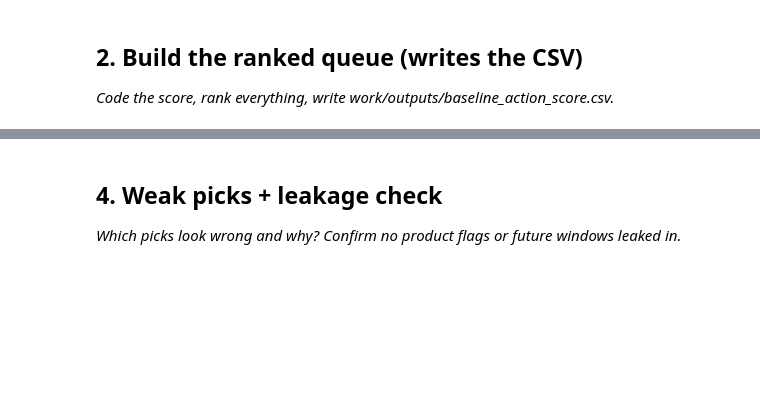
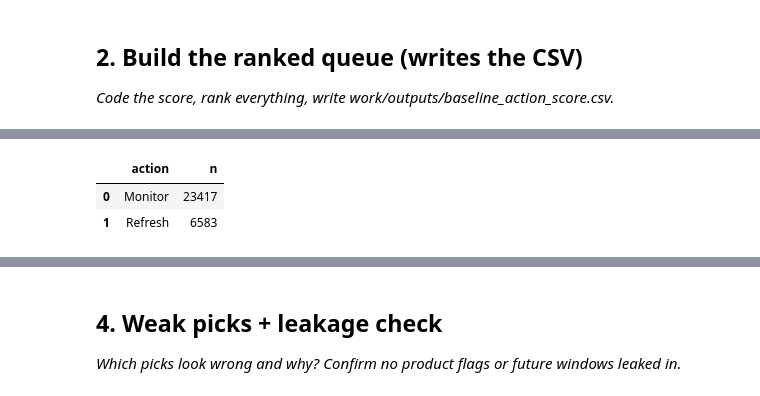
Before and after one commit to Vasavijoshi/flyrank-ml-internship, a Jupyter notebook: work/notebooks/w04_baseline_score.ipynb, the cells around one changed output, grey strips where cells are left out. Saved outputs shown, nothing was run; the diff lists cells and outputs as text; code cells hidden in the pictures; blank space fills up the shorter version.

```diff
--- a/work/notebooks/w04_baseline_score.ipynb
+++ b/work/notebooks/w04_baseline_score.ipynb
@@ -22,0 +182,92 @@ This skeleton is yours to fill. Work the sections **in order** — each one has
+# %%
+# This cell is for CODE (numbers, a query, a check).
+# Write your text answer in the cell ABOVE this one — typing sentences here breaks Run All.
+# Build the baseline ranked action queue
+
+baseline = df.copy()
+
+# Staleness points: 0–2
+baseline["staleness_points"] = baseline["days_since_last_update"].apply(
+    lambda x: 2 if x > 180 else (1 if x > 90 else 0)
+)
+
+# Search visibility points: 0–2
+baseline["visibility_points"] = baseline["impressions_90d"].apply(
+    lambda x: 2 if x >= 500 else (1 if x >= 250 else 0)
+)
+
+# Final baseline score: 0–4
+baseline["score"] = (
+    baseline["staleness_points"] +
+    baseline["visibility_points"]
+)
+
+# Action label
+baseline["action"] = baseline["score"].apply(
+    lambda x: "Refresh" if x >= 3 else "Monitor"
+)
+
+# Exactly one reason code per page
+def assign_reason_code(row):
+    stale = row["days_since_last_update"] > 180
+    high_visibility = row["impressions_90d"] >= 500
+    medium_visibility = 250 <= row["impressions_90d"] < 500
+
+    if stale and high_visibility:
+        return "STALE_HIGH_VISIBILITY"
+    elif stale and medium_visibility:
+        return "STALE_MEDIUM_VISIBILITY"
+    elif (not stale) and high_visibility:
+        return "RECENT_HIGH_VISIBILITY"
+    else:
+        return "OTHER"
+
+baseline["reason_code"] = baseline.apply(
+    assign_reason_code,
+    axis=1
+)
+
+# Rank highest-priority pages first
+baseline = baseline.sort_values(
+    by=["score", "impressions_90d", "days_since_last_update"],
+    ascending=[False, False, False]
+).reset_index(drop=True)
+
+baseline["rank"] = baseline.index + 1
+
+# Keep the queue compact and auditable
+queue = baseline[
+    [
+        "rank",
+        "content_id",
+        "client_id",
+        "score",
+        "reason_code",
+        "action",
+        "days_since_last_update",
+        "impressions_90d"
+    ]
+].copy()
+
+# Create the required output directory
+output_dir = "/content/flyrank-ml-internship/work/outputs"
+os.makedirs(output_dir, exist_ok=True)
+
+# Write the required output file
+output_path = f"{output_dir}/baseline_action_score.csv"
+queue.to_csv(output_path, index=False)
+
+print(f"Queue rows: {len(queue):,}")
+print(f"Output written to: {output_path}")
+
+print("\nAction counts:")
+display(
+    queue["action"]
+    .value_counts()
+    .rename_axis("action")
+    .reset_index(name="n")
+)
+
+print("\nTop 10 baseline queue:")
+display(queue.head(10))
+# %% [output]
@@ -22,0 +278,3 @@ This skeleton is yours to fill. Work the sections **in order** — each one has
+|  | action | n |
+| 0 | Monitor | 23417 |
+| 1 | Refresh | 6583 |
```
Also changed, not shown: parts of 16 cells of this notebook.
